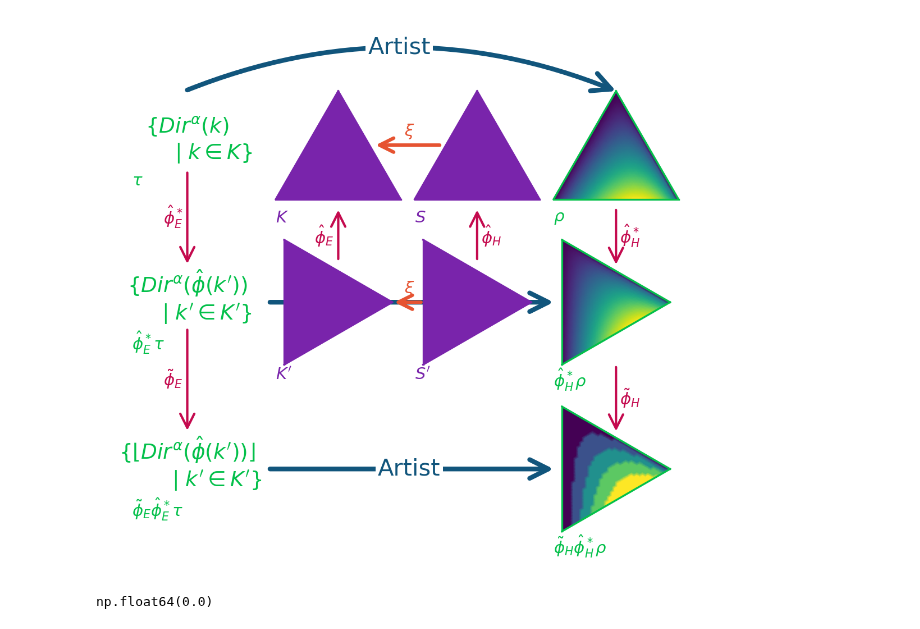
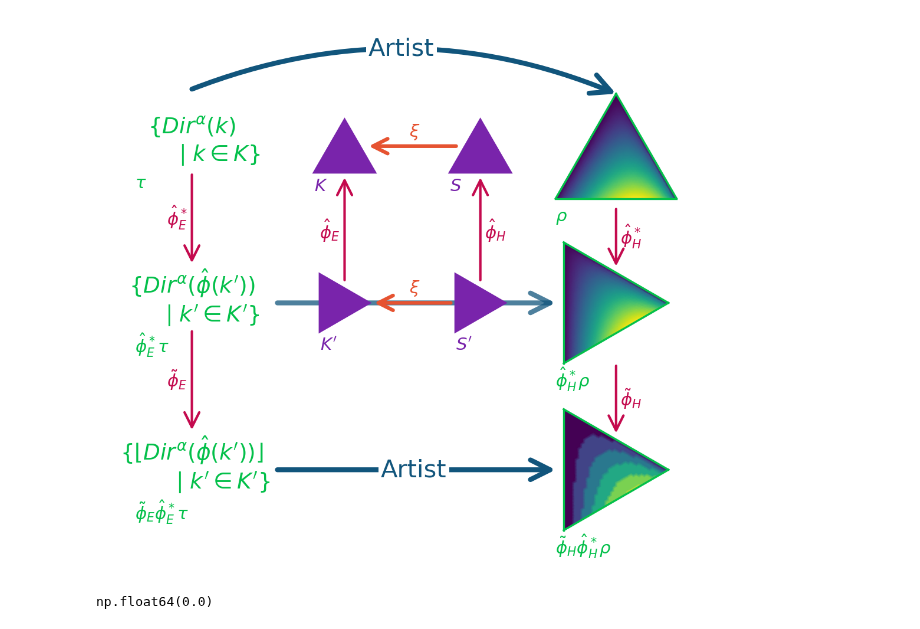
Before and after one commit to story645/team, a Jupyter notebook: paper/figcode/artist_equivariance.ipynb, the cells around one changed output. Cells and saved outputs as stored; diff of their text form; code cells hidden in the pictures.

Commit message:
figures

```diff
--- a/paper/figcode/artist_equivariance.ipynb
+++ b/paper/figcode/artist_equivariance.ipynb
@@ -22,14 +22,19 @@ mpl.rcParams['font.family'] = 'dejavu sans'
 mpl.rcParams['figure.dpi'] = 300
 fs={'normal': 10, 'small':9, 'footnote':8, 'script':7, 'tiny':5, 'heading':12}
 paper_path = Path('../figures/')
+# %%
+mpl.rc("pgf", texsystem = "pdflatex", preamble = "\n".join(
+    [r"\usepackage{inputenc}",
+     r"\usepackage[T1]{fontenc}",
+     r"\usepackage{cmbright}",
+     r'\usepackage{{amsmath}}',
+    ]))
 # %%
 mosaic = np.array([[r'$\tau$',r'$K$', r'$S$', r'$\rho$'],
           [r'$\hat{\phi}^*_{E}\tau$', r'$K^{\prime}$', r'$S^{\prime}$', r'$\hat{\phi}^*_{H}\rho$'],
           [r'$\tilde{\phi}_{E}\hat{\phi}^*_{E}\tau$', '.', '.', r'$\tilde{\phi}_{H}\hat{\phi}^*_{H}\rho$']])
 rotation = 30
-per_subplot_kw = {r'$K$': {'projection':'ternary'},  r'$K^{\prime}$' : {'projection': 'ternary', 'rotation':30},
-                  r'$S$': {'projection':'ternary'}, r'$S^{\prime}$' :  {'projection': 'ternary', 'rotation':30},
-                   r'$\rho$': {'projection':'ternary'},  r'$\hat{\phi}^*_{H}\rho$': {'projection': 'ternary', 'rotation':30},
+per_subplot_kw = { r'$\rho$': {'projection':'ternary'},  r'$\hat{\phi}^*_{H}\rho$': {'projection': 'ternary', 'rotation':30},
                    r'$\tilde{\phi}_{H}\hat{\phi}^*_{H}\rho$':{'projection': 'ternary', 'rotation':30}}
 # %%
 fig, axd = plt.subplot_mosaic(mosaic, figsize=(3.5, 3), layout='compressed',
@@ -56,15 +61,7 @@ shading = "gouraud"
 cs1 = axd[r'$\rho$'].tripcolor(t, l, r, v, cmap=cmap, shading=shading, rasterized=True)
 cs2 = axd[r'$\hat{\phi}^*_{H}\rho$'].tripcolor(t, l, r, v, cmap=cmap, shading=shading, rasterized=True)
 
-bins, edges = np.histogram(v, bins=5)
-norm = mcolors.BoundaryNorm([0,1,2,3,4,5], cmap.N)
-cs3 = axd[ r'$\tilde{\phi}_{H}\hat{\phi}^*_{H}\rho$'].tripcolor(t, l, r, v, cmap=cmap, norm=norm, shading=shading, rasterized=True)
-
-for an in [r'$K$', r'$S$', r'$K^{\prime}$', r'$S^{\prime}$']:
-    axd[an].margins(.5)
-    axd[an].spines[:].set_color(pcd['base'])
-    axd[an].patch.set_facecolor(pcd['base'])
-    axd[an].annotate(an, xy=(0,-.1), xycoords=axd[an].transAxes, va='top', ha='left', color=pcd['base'], fontsize=fs['script'])
+cs3 = axd[ r'$\tilde{\phi}_{H}\hat{\phi}^*_{H}\rho$'].tripcolor(t, l, r, np.floor(v), cmap=cmap, shading=shading, rasterized=True)
 
 for an in [l for l in axd if l.endswith('rho$')]:
     axd[an].annotate(an, xy=(0, -.1), xycoords=axd[an].transAxes, va='top', ha='left', color=pcd['section'], fontsize=fs['script'])
@@ -95,7 +92,7 @@ fig.add_artist(a1)
 a2 =  mpatches.ConnectionPatch(xyA = (1.25, .5), xyB = (0, .5),
                                coordsA = axd[r'$\hat{\phi}^*_{E}\tau$'].transAxes, axesA=axd[r'$\hat{\phi}^*_{E}\tau$'],
                                coordsB = axd[r'$\hat{\phi}^*_{H}\rho$'].transAxes, axesB=axd[r'$\hat{\phi}^*_{H}\rho$'],
-                               arrowstyle="->", color=pcd['artist'], mutation_scale=20, lw=2, zorder=-5)
+                               arrowstyle="->", color=pcd['artist'], mutation_scale=20, lw=2, ls='-', alpha=.75, zorder=-5)
 fig.add_artist(a2)
 
 a3 =  mpatches.ConnectionPatch(xyA = (1.25, .5), xyB = (0, .5),
@@ -131,36 +128,57 @@ for tail, head, lab in [(e[0], e[1], r"$\hat{\phi}^*_{E}$"), (e[1], e[2],r"$\til
     ab1 = moffsetbox.AnnotationBbox(offsetbox, (off, .5), xybox=(0, 0), xycoords=arr,
                                      boxcoords="offset points", bboxprops=dict(boxstyle=None, edgecolor='none', facecolor='none'), pad=.1)
     fig.add_artist(ab1)
 
 b = mosaic[0:-1,1:-1]
 
+for an in b.flatten():
+    axd[an].margins(.5)
+    axd[an].set_aspect('equal')
+    #axd[an].axis('off')
+    axd[an].annotate(an, xy=(.25,.2), xycoords=axd[an].transAxes, va='top', ha='left', color=pcd['base'], fontsize=fs['script'])
+
+
 for tail, head, lab in [(b[1,0], b[0,0], r"$\hat{\phi}_{E}$"), (b[1,1], b[0,1], r"$\hat{\phi}_{H}$")]:
-    arr =  mpatches.ConnectionPatch(xyA = (.5, .9), xyB = (.5, -.1),
+
+    tri = mpatches.RegularPolygon(xy=(.5, .5), numVertices=3, radius=.25, color=pcd['base'])
+    axd[head].add_patch(tri)
+    axd[head].axis('off')
+
+    trir = mpatches.RegularPolygon(xy=(.5, .5), numVertices=3, radius=.25, color=pcd['base'], orientation=np.pi/6)
+    axd[tail].add_patch(trir)
+    axd[tail].axis('off')
+
+    arr =  mpatches.ConnectionPatch(xyA = (.5, .7), xyB = (.5, .2),
                                coordsA = axd[tail].transAxes, axesA=axd[tail],
                                coordsB = axd[head].transAxes, axesB=axd[head],
                                arrowstyle="->", color=pcd['monoid'], mutation_scale=15, lw=1, zorder=-5)
     fig.add_artist(arr)
 
     offsetbox = moffsetbox.TextArea(lab, textprops=dict( color=pcd['monoid'], fontsize=fs['script']))
     off = -.5 if lab.endswith('{E}$') else 1.5
     ab1 = moffsetbox.AnnotationBbox(offsetbox, (off, .5), xybox=(0, 0), xycoords=arr,
                                      boxcoords="offset points", bboxprops=dict(boxstyle=None, edgecolor='none', facecolor='none'), pad=.1)
     fig.add_artist(ab1)
 
-for tail, head, (xa, xb) in [(b[0,1], b[0,0], (.2, .8)), (b[1,1], b[1,0], (.05, .95))]:
+
+
+
+for tail, head, (xa, xb) in [(b[0,1], b[0,0], (.3, .7)), (b[1,1], b[1,0], (.2, .8))]:
     arr =  mpatches.ConnectionPatch(xyA = (xa, .5), xyB = (xb, .5),
                                coordsA = axd[tail].transAxes, axesA=axd[tail],
                                coordsB = axd[head].transAxes, axesB=axd[head],
                                arrowstyle="->", color=pcd['functor'], mutation_scale=15, lw=1.5, zorder=5)
     fig.add_artist(arr)
 
     offsetbox = moffsetbox.TextArea(r"$\xi$", textprops=dict( color=pcd['functor'], fontsize=fs['script']))
 
     ab1 = moffsetbox.AnnotationBbox(offsetbox, (.5, 1.5), xybox=(0, 0), xycoords=arr,
                                      boxcoords="offset points", bboxprops=dict(boxstyle=None, edgecolor='none', facecolor='none'), pad=.1)
     fig.add_artist(ab1)
+#fig.savefig(paper_path/'artist_equiv.pdf', bbox_inches='tight', backend='pgf')
+fig.savefig(paper_path/'artist_equiv.png', bbox_inches='tight')
 # %% [output]
-[figure, old version]
+[figure, new version]
 # %%
 np.fix(v[100])
 # %% [output]
```
Also changed, not shown: parts of 1 cell of this notebook, 2 other files.
